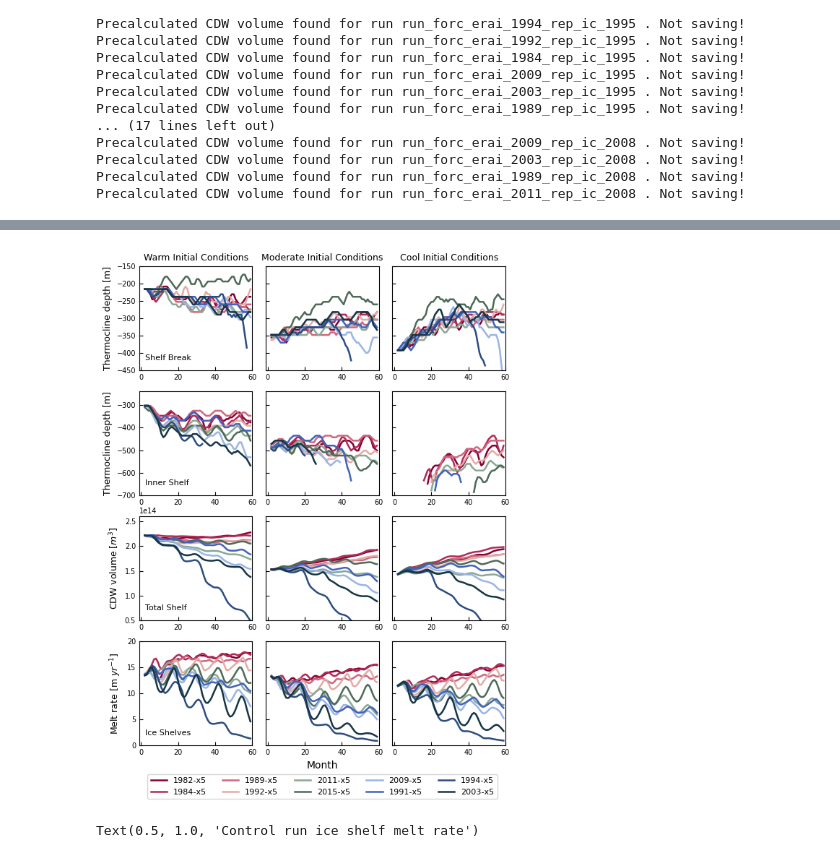
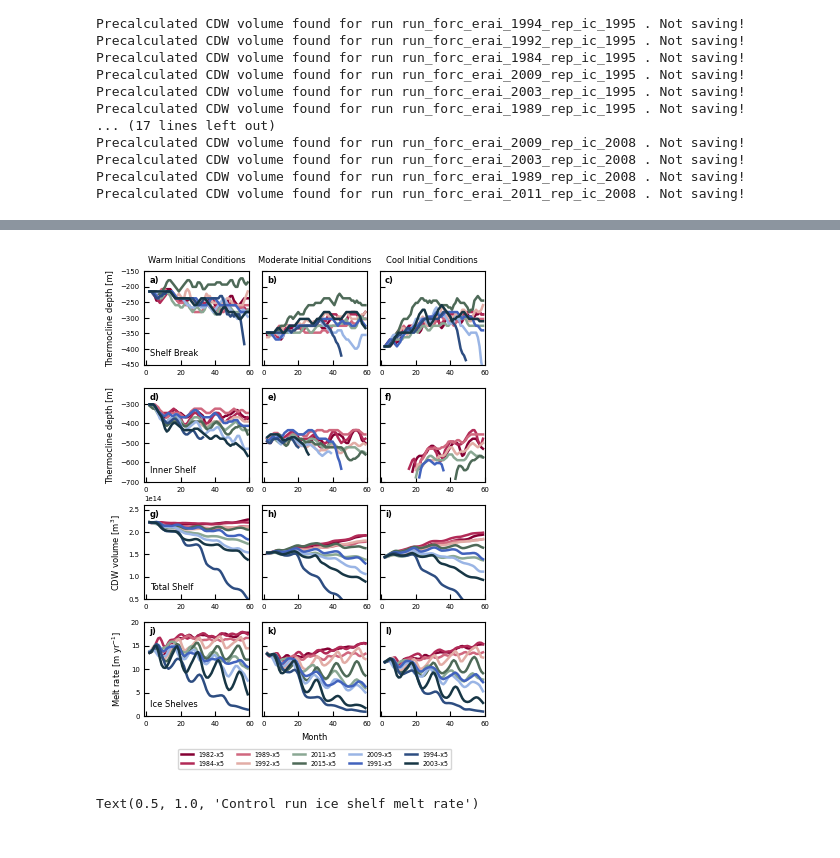
Before and after one commit to gemmaoc/OConnor_et_al_2025_analysis, a Jupyter notebook: Figure_ED_1_warm_classification_metrics_all_exps.ipynb, the cells around one changed output, grey strips where cells are left out. Drawn from its saved outputs; the diff is of its cells as text; code cells hidden in the pictures.

```diff
--- a/Figure_ED_1_warm_classification_metrics_all_exps.ipynb
+++ b/Figure_ED_1_warm_classification_metrics_all_exps.ipynb
@@ -278,14 +324,15 @@ for set_i in range(len(runs_nested)):
 # Plot all exp set data for all 3 locations
 
 plot_data = [p1_data,p2_data,p3_data,p4_data]
-lims = [[-450,-150],[-700,-240],[0.5e14,2.6e14],[0,20]]
+lims = [[-450,-150],[-700,-220],[0.5e14,2.6e14],[0,20]]
 ic_labs = ['Warm Initial Conditions','Moderate Initial Conditions','Cool Initial Conditions']
 titles = ['Shelf Break','Inner Shelf','Total Shelf','Ice Shelves']
-left_labs = ['Thermocline depth [m]','Thermocline depth [m]',r'CDW volume [$m^3$]',r'Melt rate [m $yr^{-1}$]']
+left_labs = ['Thermocline depth [m]','Thermocline depth [m]',r'CDW volume [$\mathrm{m}^3$]',r'Melt rate [$\mathrm{m}~\mathrm{yr}^{-1}$]']
 right_labs = ['TCD [m]','TCD [m]',r'volume [$m^3$]','Melt rate [m yr]']
 months = np.arange(0,60,1) #label x axis months as 0 to 60
 change_x_vals = np.linspace(62,77,10) #create arbitrary x vals for plotting 5-yr changes
 change_lims = [[-90,190],[-190,150],[-0.82e14,0.6e14],[-10,5]]
+sub_labels = list(string.ascii_lowercase[:12])  # ['a', 'b', ..., 'l']
 
 colors_dict =  {'1982_x5':"#850033",
                 '1984_x5':"#b22a57",
@@ -300,7 +347,7 @@ colors_dict =  {'1982_x5':"#850033",
 exp_plot_order = list(colors_dict.keys())
 
 fig = plt.figure()
-fig.set_size_inches((6.5,7.8))
+fig.set_size_inches((4.1,5.36))
 plot_ct = 1
 change_vals = []
 axes = []
@@ -322,9 +369,9 @@ for row_i in range(4):
         change_vals.append(sets[set_j])
 
         if set_j == 0:
-            ax0.annotate(titles[row_i],(.05,0.1),xycoords = ('axes fraction'),fontsize=8)
+            ax0.annotate(titles[row_i],(.05,0.1),xycoords = ('axes fraction'),fontsize=6)
         if row_i == 0:
-            plt.title(ic_labs[set_j],fontsize=9)
+            plt.title(ic_labs[set_j],fontsize=6)
 
         # Plot 10 experiments in each set
         for k in range(10):
@@ -336,42 +383,48 @@ for row_i in range(4):
 
             # Calc 3-month running mean to smooth out tseries
             data_rm = pd.Series(set_data[tcd_idx]).rolling(window=3).mean()
             ax0.plot(months, data_rm, label=forc_k.replace('_','-'),
                     color = colors_dict[forc_k],linewidth=1.8)
 
         # adjust plot params
         ax0.set_ylim(lims[row_i])
         ax0.set_xlim([-1,60]) #80 if showing change
         ax0.set_xticks([0,20,40,60])
         # ax1.set_ylim(change_lims[row_i])
         ax0.tick_params(axis='both', direction='in', which='both')
         # ax1.tick_params(axis='both', direction='in', which='both')
 
         if plot_ct == 11:
-             ax0.set_xlabel('Month')
+             ax0.set_xlabel('Month',fontsize=6)
 
         if set_j == 0:
-            ax0.set_ylabel(left_labs[row_i],fontsize=9)
+            ax0.set_ylabel(left_labs[row_i],fontsize=6)
         else:
             ax0.set_yticklabels([])
+
+        # add letter label
+        label = f"{sub_labels[plot_ct-1]})"
+        ax0.text(0.05, 0.95, label, transform=ax0.transAxes,
+            fontsize=6, fontweight='bold', va='top', ha='left')
         plot_ct += 1
 
 for ax in axes:
-    ax.tick_params(axis='x', labelsize=7)
-    ax.tick_params(axis='y', labelsize=7)
-    ax.yaxis.get_offset_text().set_fontsize(7)
+    ax.tick_params(axis='x', labelsize=5)
+    ax.tick_params(axis='y', labelsize=5)
+    ax.yaxis.get_offset_text().set_fontsize(5)
+
 
 
 # Add legend
 handles, labels = ax0.get_legend_handles_labels()
-legend = plt.legend(handles[:10], labels[:10], loc='lower center', bbox_to_anchor=(-0.62, -0.55), ncol=5,fontsize=8)
+legend = plt.legend(handles[:10], labels[:10], loc='lower center', bbox_to_anchor=(-0.62, -0.6), ncol=5,fontsize=4.5)
 
 # Save fig
-plt.subplots_adjust(top=0.95,bottom=0.1,hspace=0.2,wspace=.12,left=0.12,right=.9)
-plt.savefig('Plots/Figure_ED_1_all_metrics_all_exps.png',dpi=400)
+plt.subplots_adjust(top=0.95,bottom=0.12,hspace=0.25,wspace=.12,left=0.12,right=.95)
+plt.savefig('Plots/Figure_ED_1_all_metrics_all_exps.jpg',dpi=800)
 # print('saved fig!')
 # %% [output]
-[figure, old version]
+[figure, new version]
 # %%
 # Get control run melt rates
 
```
Also changed, not shown: parts of 3 cells of this notebook, 23 other files.
